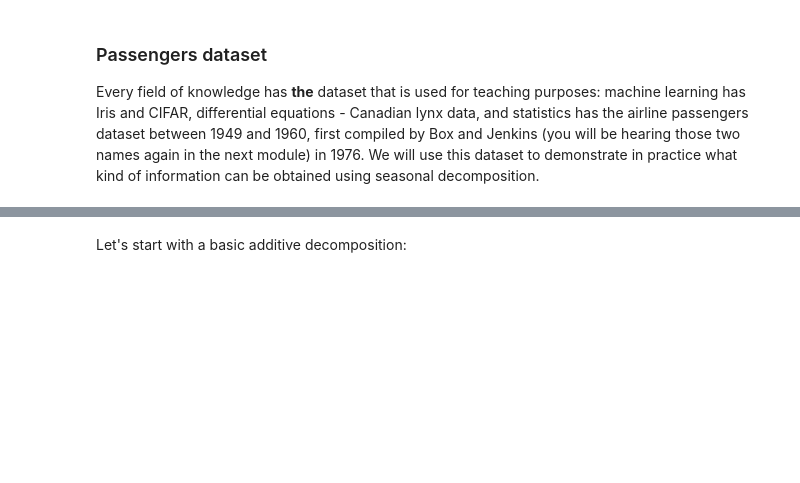
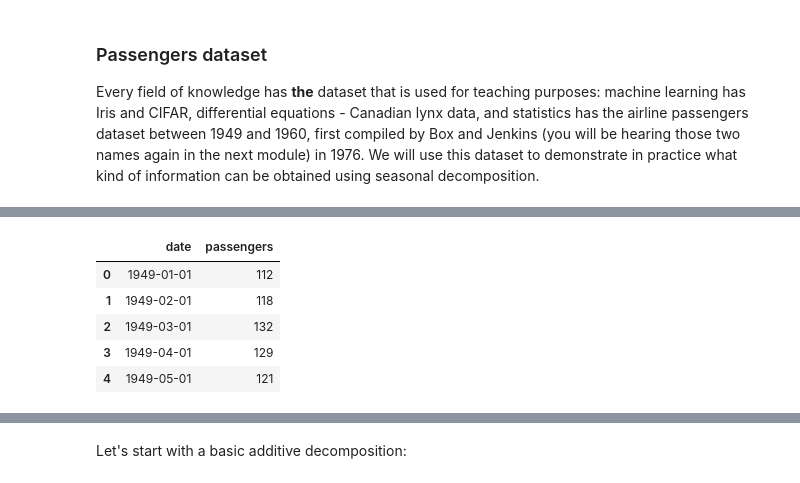
Before and after one commit to ValRCS/Python_Data_Analysis_Forecasting, a Jupyter notebook: notebooks/time_series/ts-0-the-basics.ipynb, the cells around one changed output, grey strips where cells are left out. Drawn from its saved outputs; the diff is of its cells as text; code cells hidden in the pictures; blank space fills up the shorter version.

```diff
--- a/notebooks/time_series/ts-0-the-basics.ipynb
+++ b/notebooks/time_series/ts-0-the-basics.ipynb
@@ -182,0 +221,11 @@ series.set_index('date').plot()
+# %%
+series.head() # notice the date column shows first of the month
+# we could have used the following instead:
+# series['date'] = pd.to_datetime(series['date'], format='%Y-%m-%d') # and many other formats
+# %% [output]
+|  | date | passengers |
+| 0 | 1949-01-01 | 112 |
+| 1 | 1949-02-01 | 118 |
+| 2 | 1949-03-01 | 132 |
+| 3 | 1949-04-01 | 129 |
+| 4 | 1949-05-01 | 121 |
```
Also changed, not shown: parts of 13 cells of this notebook.
